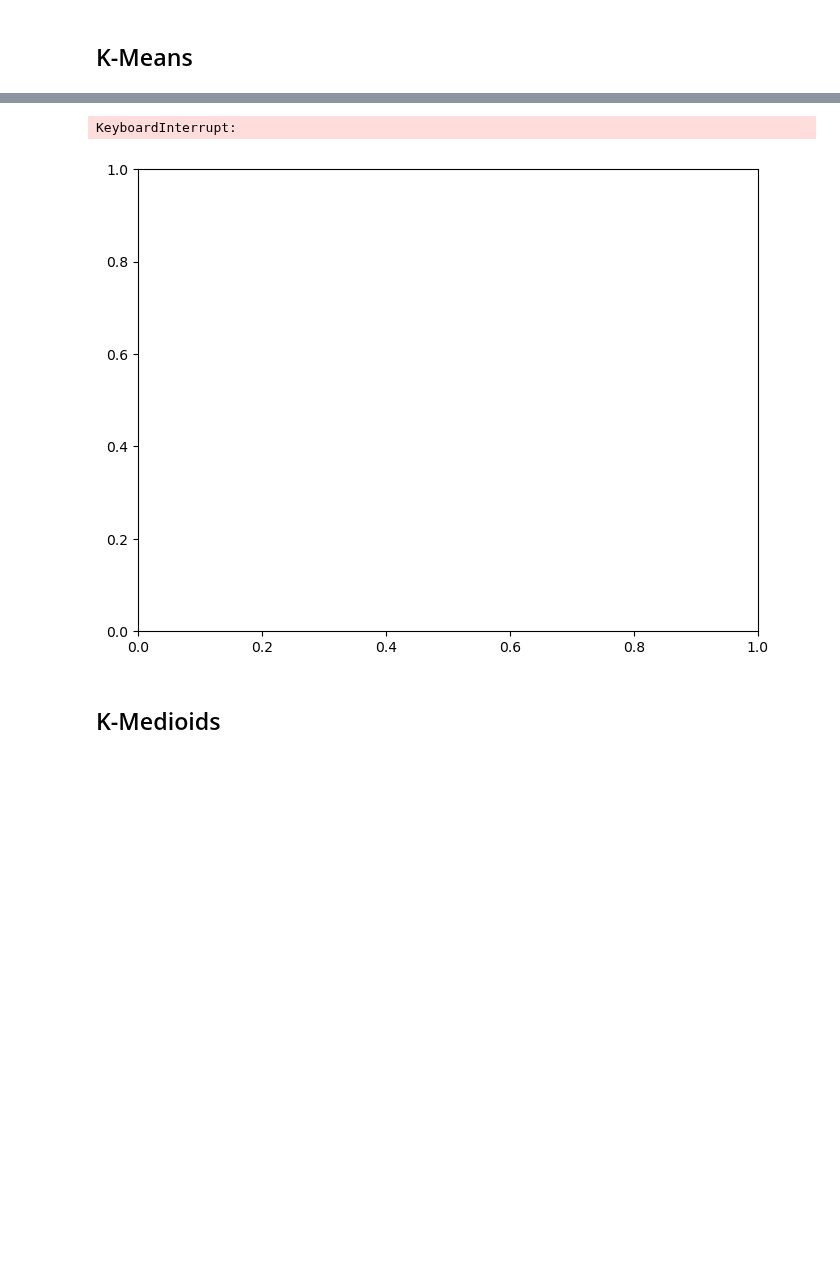
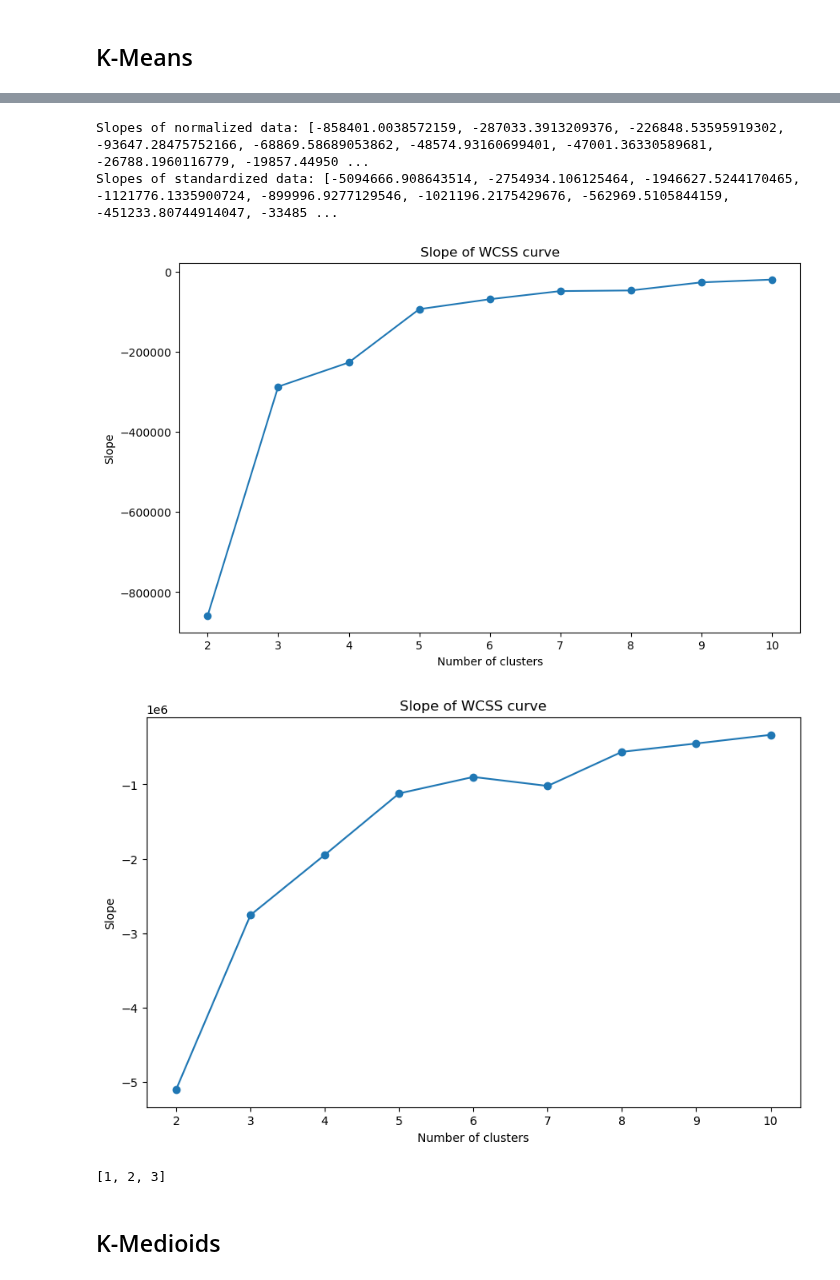
Before and after one commit to edoardorossi1995/Tesi, a Jupyter notebook: MDP_nuovo.ipynb, the cells around one changed output, grey strips where cells are left out. Cells and saved outputs as stored; diff of their text form; code cells hidden in the pictures; blank space fills up the shorter version.

```diff
--- a/MDP_nuovo.ipynb
+++ b/MDP_nuovo.ipynb
@@ -245,8 +143,40 @@ def K_Means_silhouette_best_model(df, k_max):
-# %%
-st_kmeans_return = K_Means_silhouette_best_model(df_st, 3)
-norm_kmeans_return = K_Means_silhouette_best_model(df_norm, 3)
-# %% [output]
-KeyboardInterrupt:
-[figure, removed]
+# %%
+#calcola la pendenza dei segmenti della curva definita da wcss
+
+def slope(wcss):
+    slopes = []
+    for i in range(1,len(wcss)):
+        slopes.append((wcss[i]-wcss[i-1])/(i+1))
+    return slopes
+
+slopes_norm = slope(w_norm)
+slopes_st = slope(w_st)
+
+print("Slopes of normalized data:", slopes_norm)
+print("Slopes of standardized data:", slopes_st)
+
+#plot delle pendenze con bins e relativi punti
+
+def plot_slopes(slopes, k_max=11):
+    plt.figure(figsize=(10,6))
+    plt.plot(range(2, k_max), slopes, 'o-')
+    plt.xlabel('Number of clusters')
+    plt.ylabel('Slope')
+    plt.title('Slope of WCSS curve')
+    plt.show()
+
+plot_slopes(slopes_norm, k_max)
+plot_slopes(slopes_st, k_max)
+# %% [output]
+Slopes of normalized data: [-858401.0038572159, -287033.3913209376, -226848.53595919302, -93647.28475752166, -68869.58689053862, -48574.93160699401, -47001.36330589681, -26788.1960116779, -19857.44950 ...
+Slopes of standardized data: [-5094666.908643514, -2754934.106125464, -1946627.5244170465, -1121776.1335900724, -899996.9277129546, -1021196.2175429676, -562969.5105844159, -451233.80744914047, -33485 ...
+[figure, added]
+[figure, added]
+# %%
+a = [1,2,3,6,7,1,1]
+b = a[:3]
+b
+# %% [output]
+[1, 2, 3]
 # %% [markdown]
 ## K-Medioids
```
Also changed, not shown: parts of 29 cells of this notebook.
